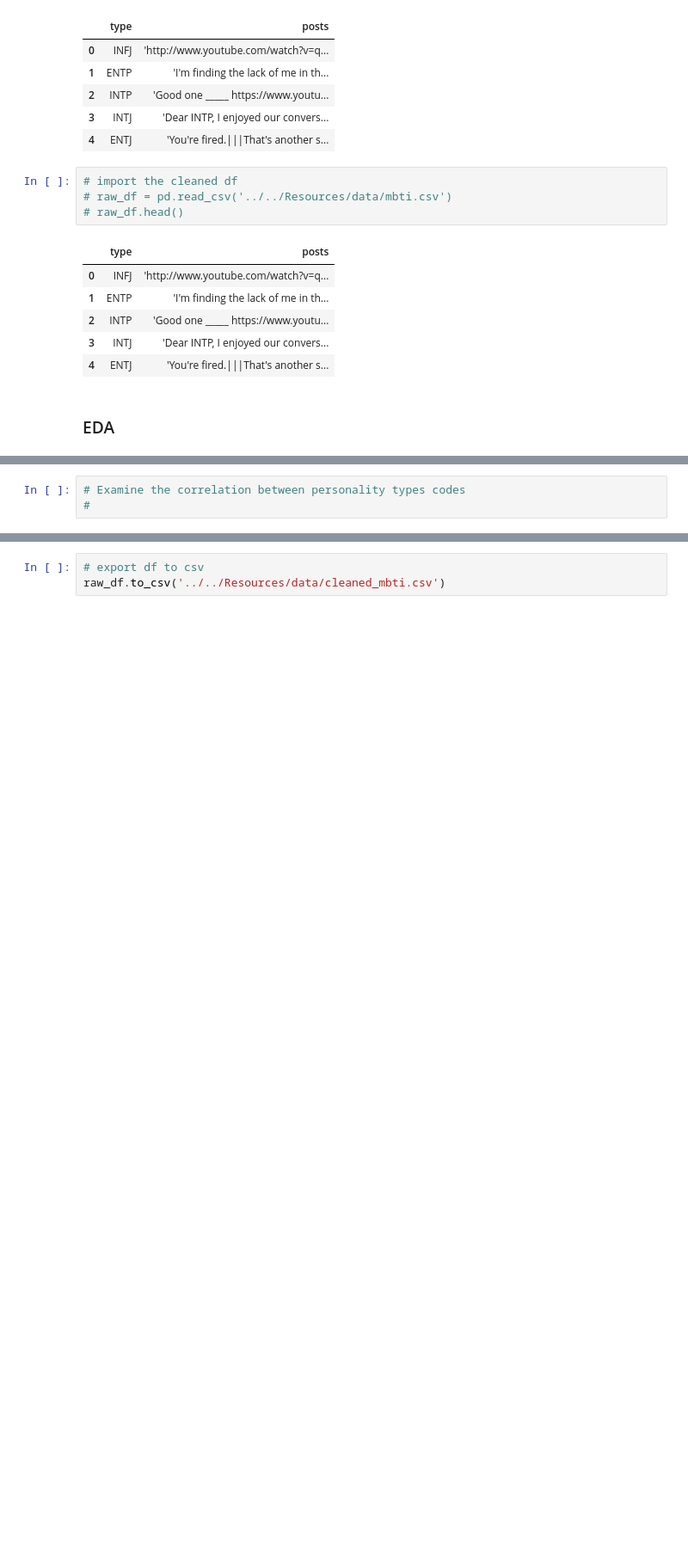
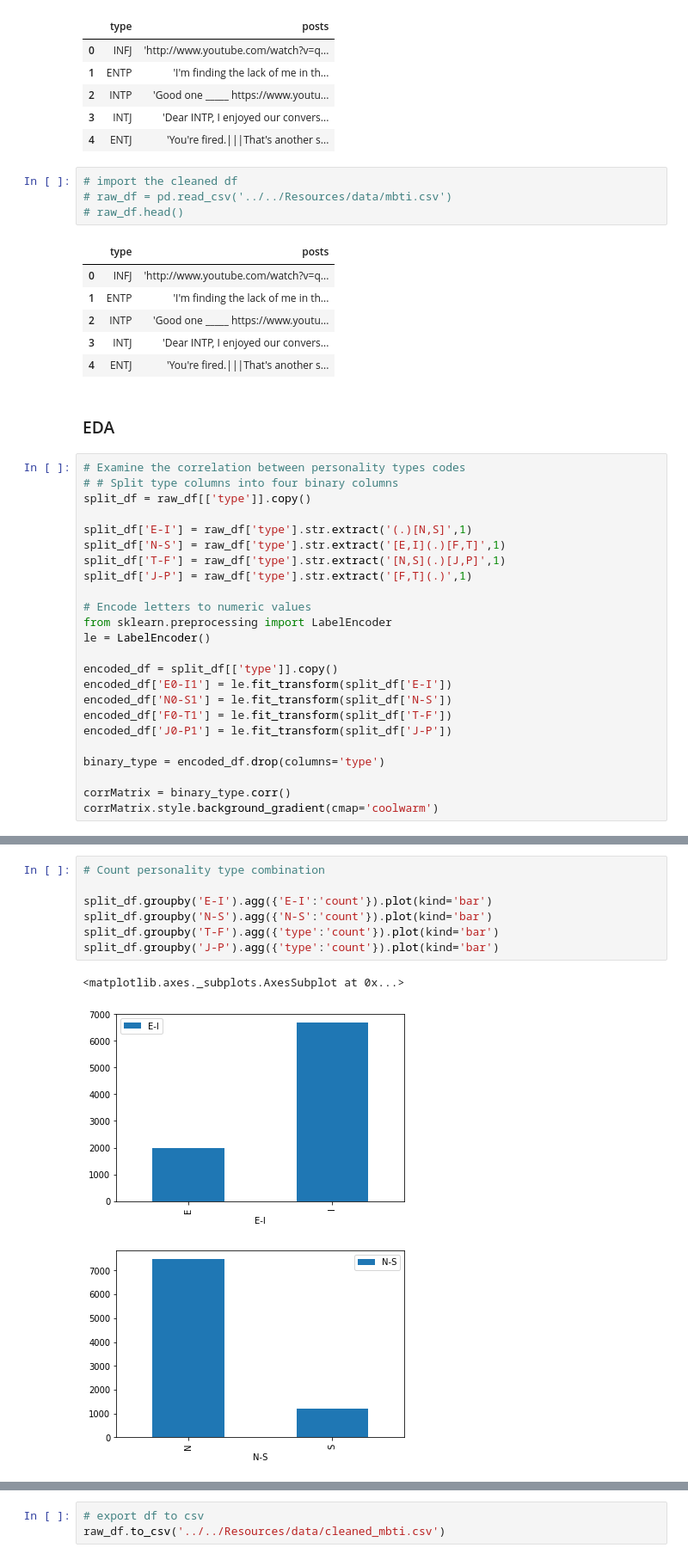
Before and after one commit to shaunwang1350/MyersBriggsMLProject, a Jupyter notebook: Notebooks/DataPreprocessing/data_cleaning.ipynb, the cells around one changed output, grey strips where cells are left out. Shown at 86% size. Drawn from its saved outputs; the diff is of its cells as text; blank space fills up the shorter version.

```diff
--- a/Notebooks/DataPreprocessing/data_cleaning.ipynb
+++ b/Notebooks/DataPreprocessing/data_cleaning.ipynb
@@ -49,3 +50,27 @@ raw_df.head()
 | 4 | ENTJ | 'You're fired.|||That's another s... |
 # %% [markdown]
 ### EDA
+# %%
+# Examine the correlation between personality types codes
+# # Split type columns into four binary columns
+split_df = raw_df[['type']].copy()
+
+split_df['E-I'] = raw_df['type'].str.extract('(.)[N,S]',1)
+split_df['N-S'] = raw_df['type'].str.extract('[E,I](.)[F,T]',1)
+split_df['T-F'] = raw_df['type'].str.extract('[N,S](.)[J,P]',1)
+split_df['J-P'] = raw_df['type'].str.extract('[F,T](.)',1)
+
+# Encode letters to numeric values
+from sklearn.preprocessing import LabelEncoder
+le = LabelEncoder()
+
+encoded_df = split_df[['type']].copy()
+encoded_df['E0-I1'] = le.fit_transform(split_df['E-I'])
+encoded_df['N0-S1'] = le.fit_transform(split_df['N-S'])
+encoded_df['F0-T1'] = le.fit_transform(split_df['T-F'])
+encoded_df['J0-P1'] = le.fit_transform(split_df['J-P'])
+
+binary_type = encoded_df.drop(columns='type')
+
+corrMatrix = binary_type.corr()
+corrMatrix.style.background_gradient(cmap='coolwarm')
@@ -90,4 +121,12 @@ plt.tight_layout()
 <Figure size 432x288 with 0 Axes>
-# %%
-# Examine the correlation between personality types codes
-#
+# %%
+# Count personality type combination
+
+split_df.groupby('E-I').agg({'E-I':'count'}).plot(kind='bar')
+split_df.groupby('N-S').agg({'N-S':'count'}).plot(kind='bar')
+split_df.groupby('T-F').agg({'type':'count'}).plot(kind='bar')
+split_df.groupby('J-P').agg({'type':'count'}).plot(kind='bar')
+# %% [output]
+<matplotlib.axes._subplots.AxesSubplot at 0x...>
+[figure, added]
+[figure, added]
```
Also changed, not shown: parts of 16 cells of this notebook.
